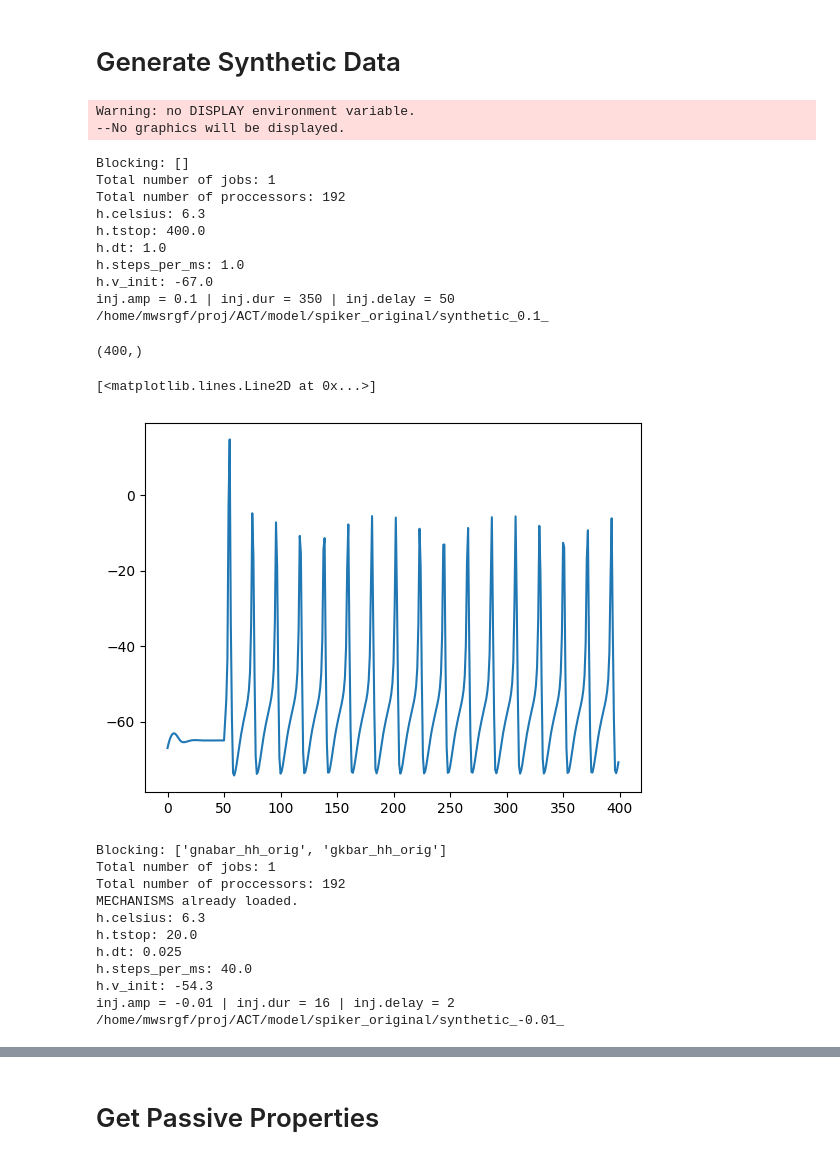
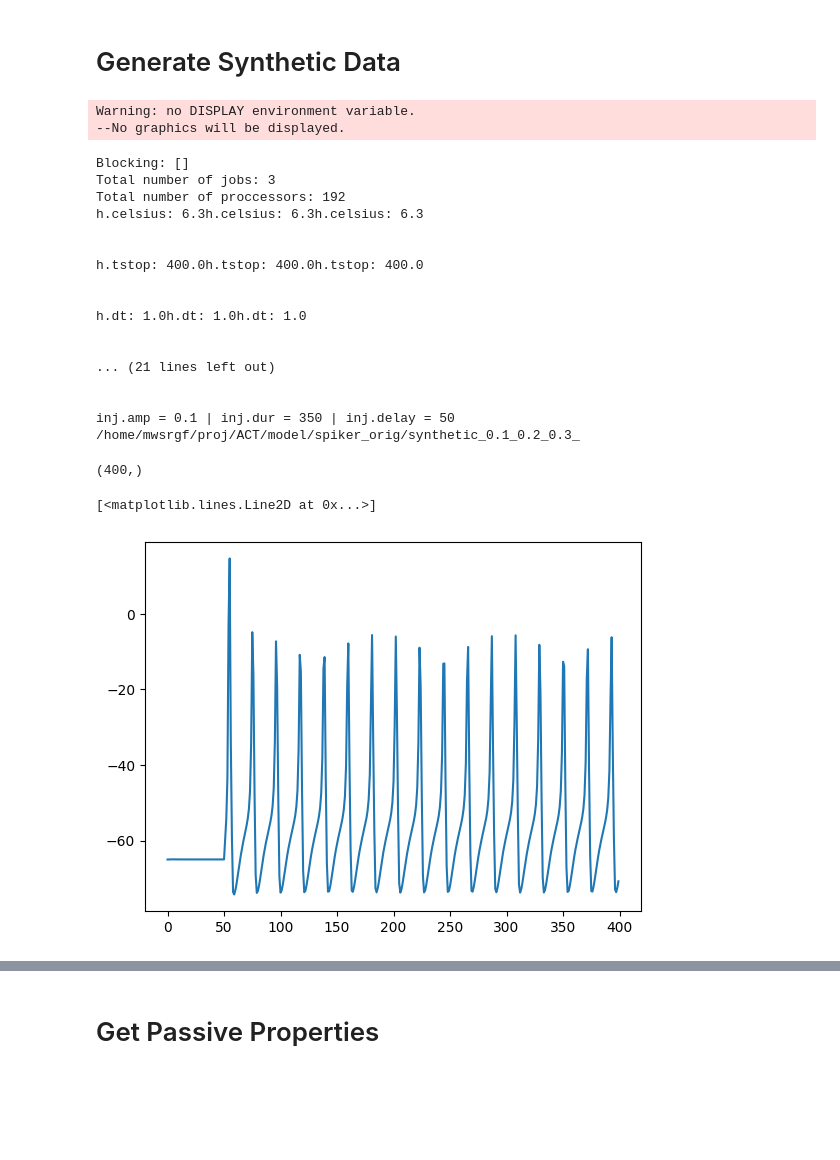
Before and after one commit to V-Marco/ACT, a Jupyter notebook: spiker_orig.ipynb, the cells around one changed output, grey strips where cells are left out. Cells and saved outputs as stored; diff of their text form; code cells hidden in the pictures; blank space fills up the shorter version.

Commit message:
Added pickling. Removed channel blocking from negative current injection sim.

```diff
--- a/spiker_orig.ipynb
+++ b/spiker_orig.ipynb
@@ -7,22 +7,22 @@ from act.cell_model import TargetCell, ModuleParameters
 
 target_cell = TargetCell(
     hoc_file="/home/mwsrgf/proj/ACT/data/Spiker/orig/template.hoc",
-    mod_folder="/home/mwsrgf/proj/ACT/data/Spiker/orig/modfiles",
+    mod_folder="/home/mwsrgf/proj/ACT/data/Spiker/orig",
     cell_name="Simple_Spiker_orig",
     g_names = ["gnabar_hh_orig", "gkbar_hh_orig", "gl_hh_orig"]
 )
 
 sg = SyntheticGenerator(
     ModuleParameters(
-        module_folder_name="spiker_original",
+        module_folder_name="spiker_orig",
         cell= target_cell,
         sim_params= SimParams(
-            h_v_init=-67.0,  # Consistent with nrngui settings
+            h_v_init=-65.0,  # Consistent with nrngui settings
             h_tstop=400,     # Simulation time in ms
             h_dt=1,      # Time step in ms
             h_celsius=6.3,   # Temperature in degrees Celsius
             CI_type="constant",
-            CI_amps=[0.1],   # Current injection amplitude
+            CI_amps=[0.1,0.2,0.3],   # Current injection amplitude
             CI_dur=350,      # Duration of current injection
             CI_delay=50,     # Delay before current injection
             set_g_to=[]
@@ -38,63 +38,58 @@ sg.generate_synthetic_target_data("target_data.csv")
 Warning: no DISPLAY environment variable.
 --No graphics will be displayed.
 Blocking: []
-Total number of jobs: 1
+Total number of jobs: 3
 Total number of proccessors: 192
-h.celsius: 6.3
-h.tstop: 400.0
-h.dt: 1.0
-h.steps_per_ms: 1.0
-h.v_init: -67.0
+h.celsius: 6.3h.celsius: 6.3h.celsius: 6.3
+
+
+h.tstop: 400.0h.tstop: 400.0h.tstop: 400.0
+
+
+h.dt: 1.0h.dt: 1.0h.dt: 1.0
+
+
+... (21 lines left out)
+
+
 inj.amp = 0.1 | inj.dur = 350 | inj.delay = 50
-/home/mwsrgf/proj/ACT/model/spiker_original/synthetic_0.1_
+/home/mwsrgf/proj/ACT/model/spiker_orig/synthetic_0.1_0.2_0.3_
 # %%
 import numpy as np
-dataset = np.load('./model/spiker_original/synthetic_0.1_/combined_out.npy')
+dataset = np.load('./model/spiker_orig/synthetic_0.1_0.2_0.3_/combined_out.npy')
 
 V = dataset[0,:,0]
 print(V.shape)
 
 from matplotlib import pyplot as plt
 
 plt.plot(V)
 # %% [output]
 (400,)
 [<matplotlib.lines.Line2D at 0x...>]
-[figure, old version]
+[figure, new version]
 # %%
 sg_passive = SyntheticGenerator(
     ModuleParameters(
-        module_folder_name="spiker_original",
+        module_folder_name="spiker_orig",
         cell= target_cell,
         sim_params= SimParams(
-            h_v_init = -54.3,
-            h_tstop = 20,
-            h_dt = 0.025,
+            h_v_init = -65,
+            h_tstop = 500,
+            h_dt = 1,
             h_celsius = 6.3,
             CI_type = "constant",
-            CI_amps = [-0.01],    ##################### NEGATIVE CURRENT INJECTION ###################
-            CI_dur = 16,
-            CI_delay = 2,
+            CI_amps = [-0.1],    ##################### NEGATIVE CURRENT INJECTION ###################
+            CI_dur = 300,
+            CI_delay = 100,
             set_g_to=[]
         ),
         optim_params = OptimizationParameters(
-            blocked_channels= ["gnabar_hh_orig", "gkbar_hh_orig"]
+            blocked_channels= ["gnabar_hh_seg", "gkbar_hh_seg"]
         )
     )
 )
 
 sg_passive.generate_synthetic_target_data("passive_data.csv")
-# %% [output]
-Blocking: ['gnabar_hh_orig', 'gkbar_hh_orig']
-Total number of jobs: 1
-Total number of proccessors: 192
-MECHANISMS already loaded.
-h.celsius: 6.3
-h.tstop: 20.0
-h.dt: 0.025
-h.steps_per_ms: 40.0
-h.v_init: -54.3
-inj.amp = -0.01 | inj.dur = 16 | inj.delay = 2
-/home/mwsrgf/proj/ACT/model/spiker_original/synthetic_-0.01_
 # %%
 import numpy as np
```
Also changed, not shown: parts of 8 cells of this notebook, 9 other files.
